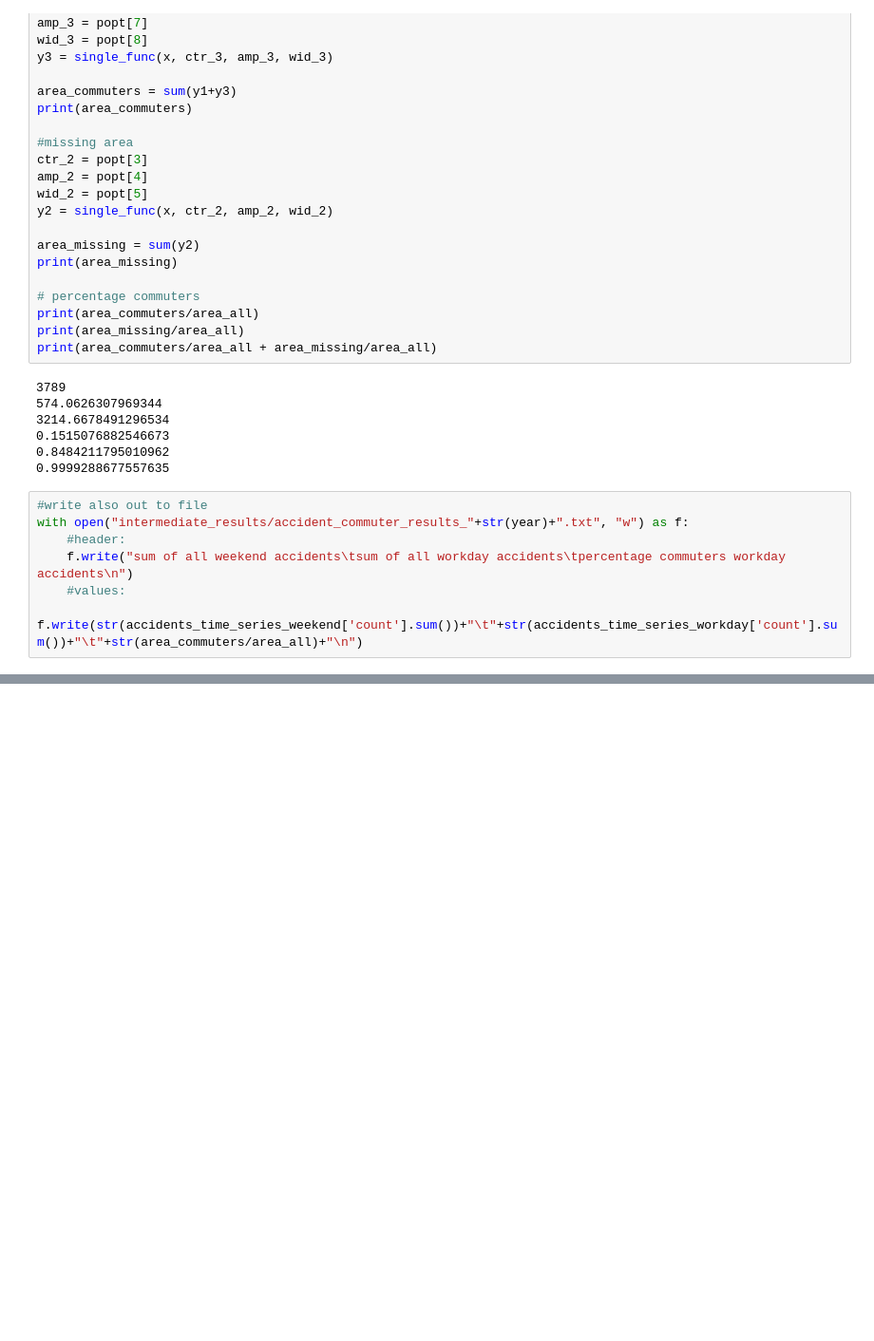
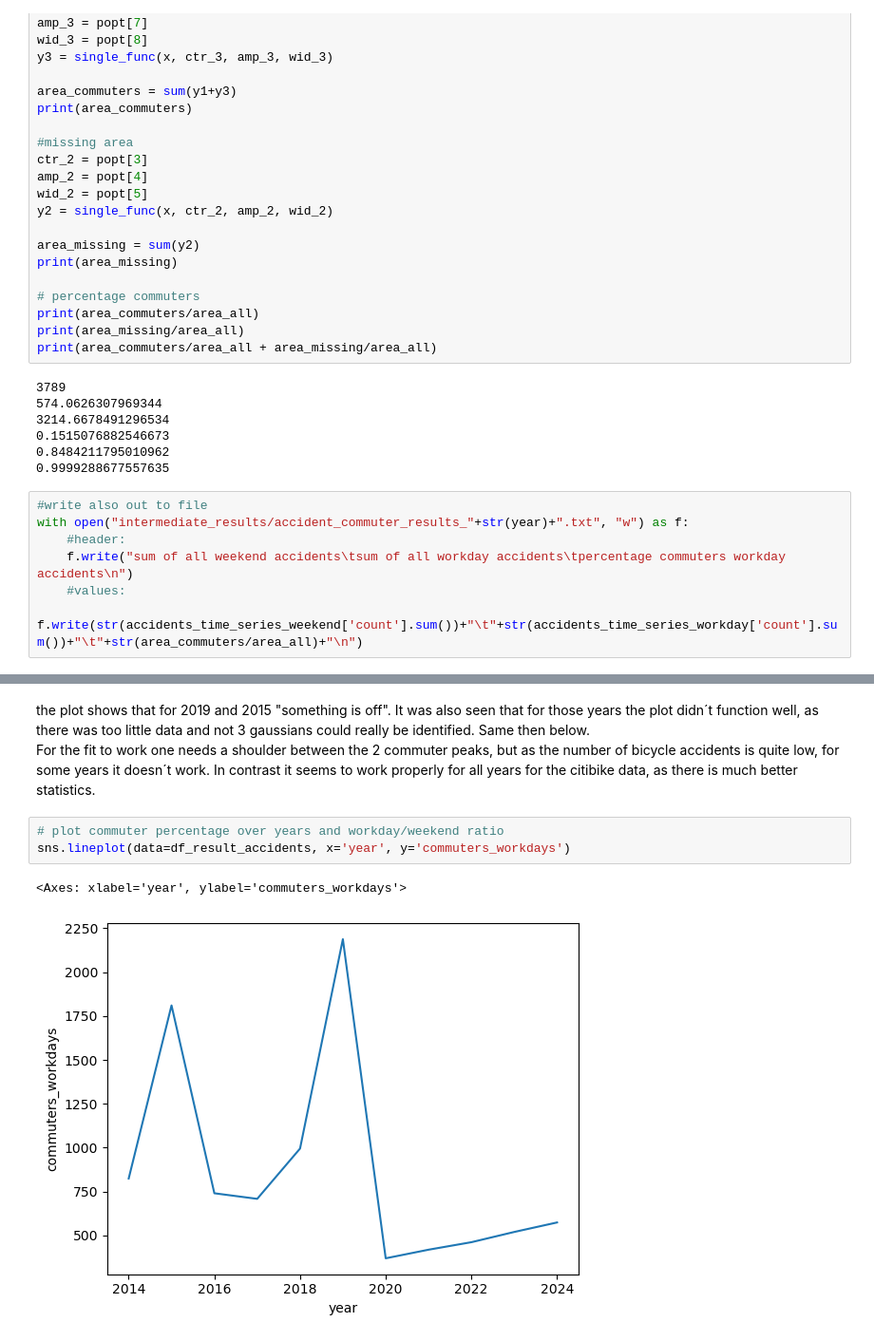
Before and after one commit to tobzac/challenge, a Jupyter notebook: 05_commuter_analysis.ipynb, the cells around one changed output, grey strips where cells are left out. Shown at 95% size. Drawn from its saved outputs; the diff is of its cells as text; blank space fills up the shorter version.

```diff
--- a/05_commuter_analysis.ipynb
+++ b/05_commuter_analysis.ipynb
@@ -668,0 +713,9 @@ with open("intermediate_results/accident_commuter_results_"+str(year)+".txt", "w
+# %% [markdown]
+the plot shows that for 2019 and 2015 "something is off". It was also seen that for those years the plot didn´t function well, as there was too little data and not 3 gaussians could really be identified. Same then below.\
+For the fit to work one needs a shoulder between the 2 commuter peaks, but as the number of bicycle accidents is quite low, for some years it doesn´t work. In contrast it seems to work properly for all years for the citibike data, as there is much better statistics.
+# %%
+# plot commuter percentage over years and workday/weekend ratio
+sns.lineplot(data=df_result_accidents, x='year', y='commuters_workdays')
+# %% [output]
+<Axes: xlabel='year', ylabel='commuters_workdays'>
+[figure, added]
```
Also changed, not shown: parts of 2 cells of this notebook, 2 other files.
